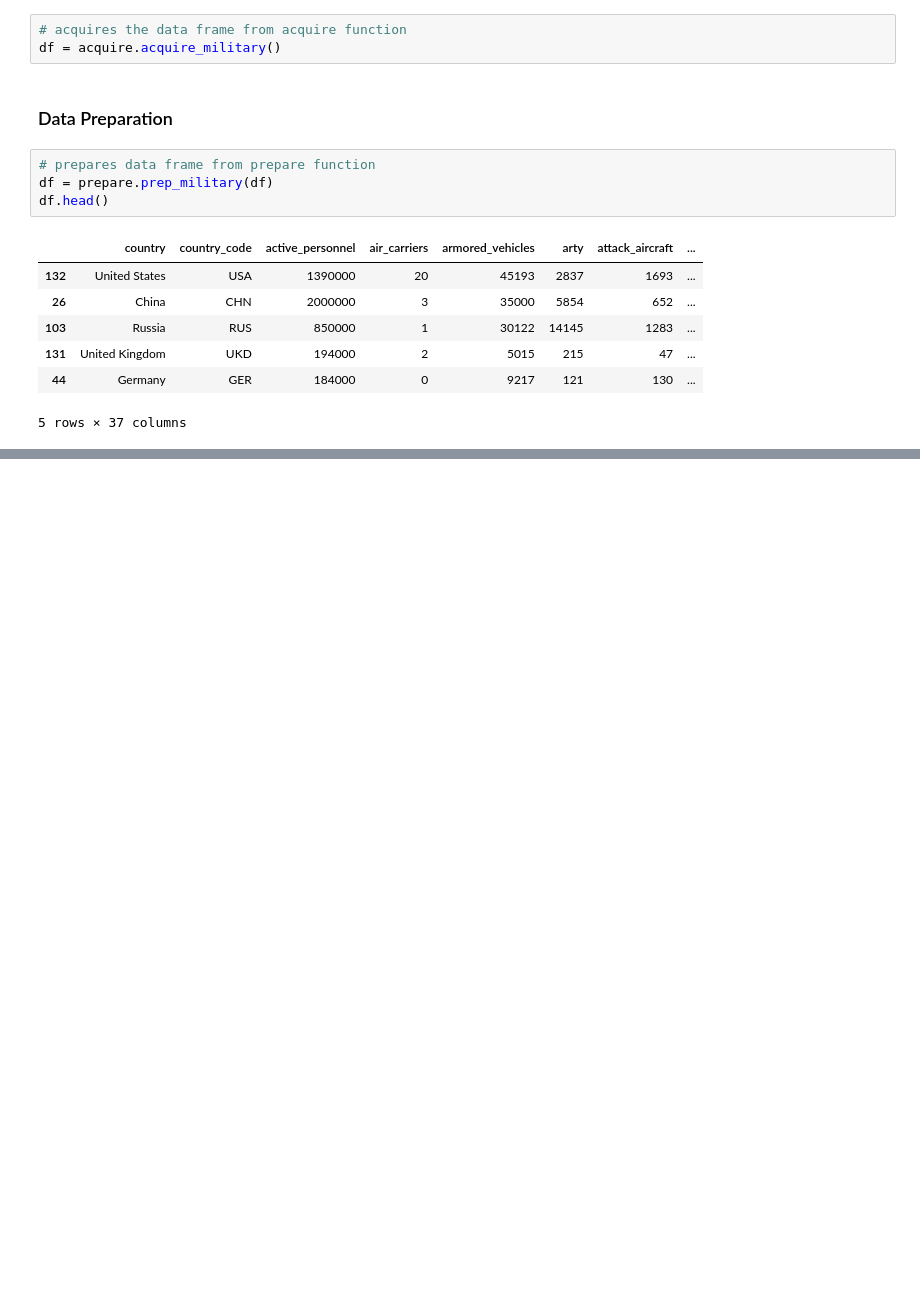
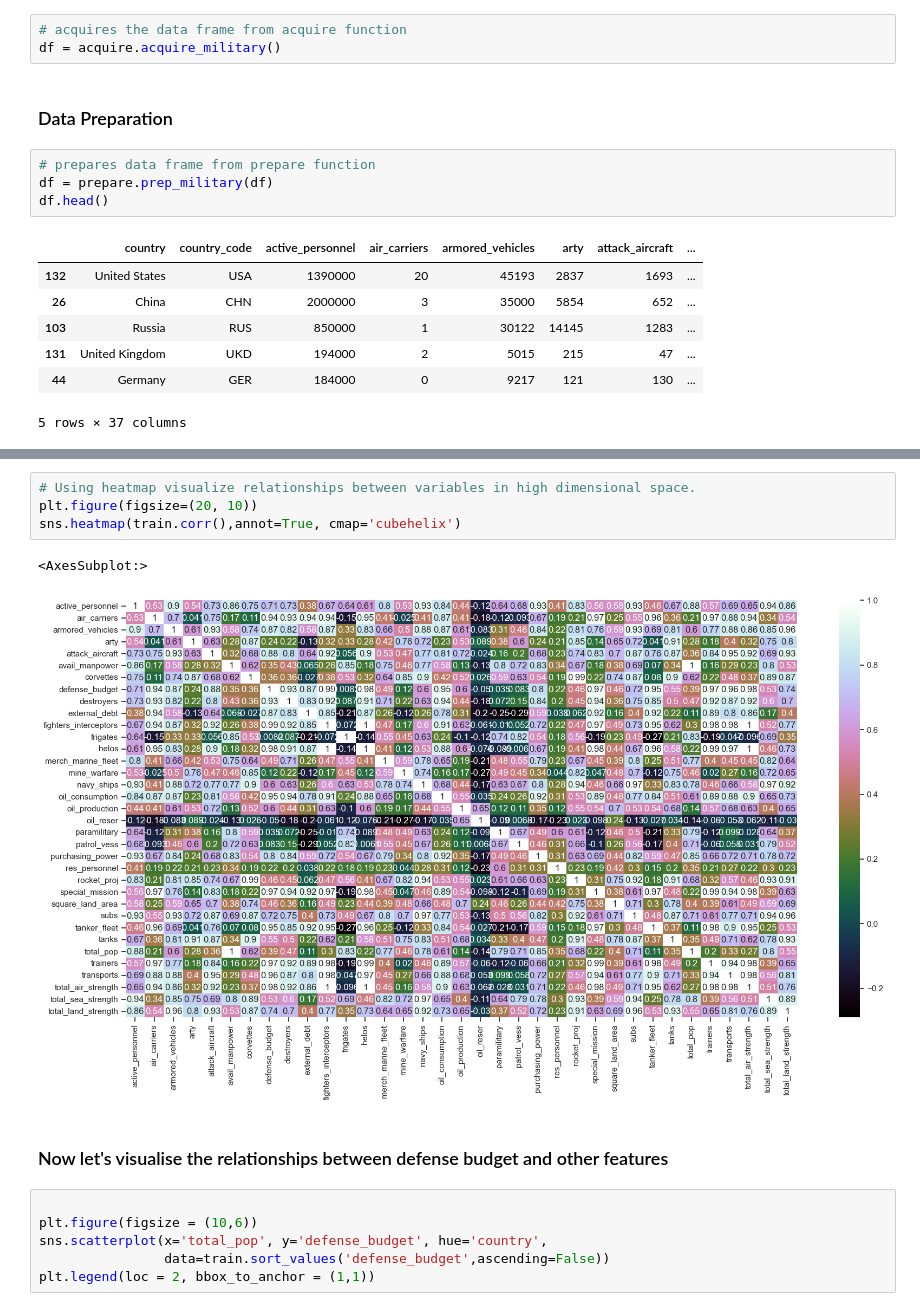
Before and after one commit to raycerna/military-firepower, a Jupyter notebook: final_report.ipynb, the cells around one changed output, grey strips where cells are left out. Cells and saved outputs as stored; diff of their text form; blank space fills up the shorter version.

```diff
--- a/final_report.ipynb
+++ b/final_report.ipynb
@@ -60,0 +110,15 @@ Before data preparation there were over 40 different measurements of military po
+# %%
+# Using heatmap visualize relationships between variables in high dimensional space.
+plt.figure(figsize=(20, 10))
+sns.heatmap(train.corr(),annot=True, cmap='cubehelix')
+# %% [output]
+<AxesSubplot:>
+[figure, added]
+# %% [markdown]
+### Now let's visualise the relationships between defense budget and other features
+# %%
+
+plt.figure(figsize = (10,6))
+sns.scatterplot(x='total_pop', y='defense_budget', hue='country',
+                data=train.sort_values('defense_budget',ascending=False))
+plt.legend(loc = 2, bbox_to_anchor = (1,1))
```
Also changed, not shown: parts of 8 cells of this notebook.
